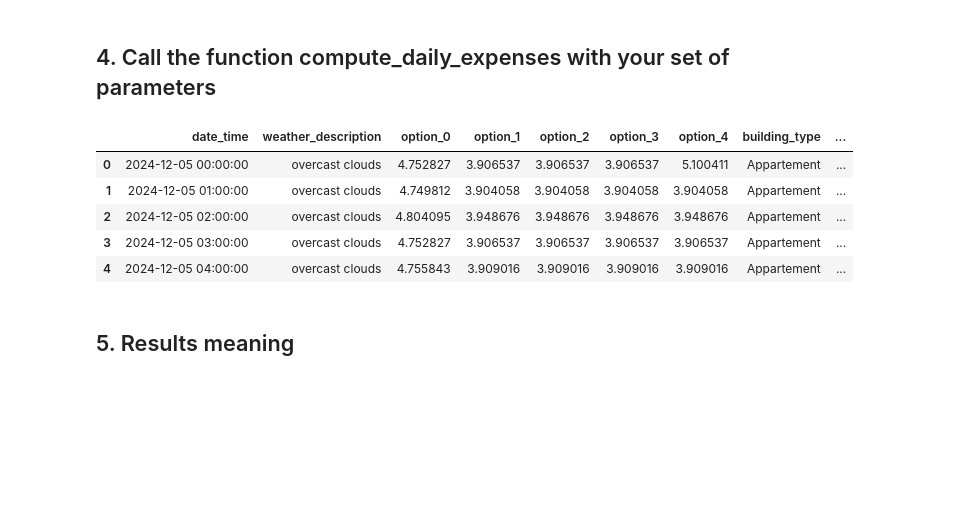
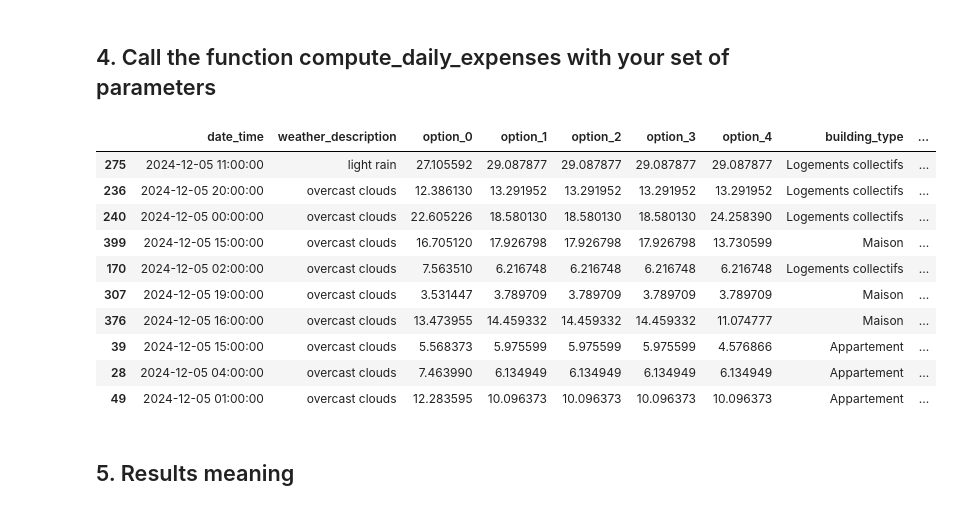
Before and after one commit to pfacouetey/energy_manager, a Jupyter notebook: docs/example.ipynb, the cells around one changed output. Cells and saved outputs as stored; diff of their text form; code cells hidden in the pictures; blank space fills up the shorter version.

```diff
--- a/docs/example.ipynb
+++ b/docs/example.ipynb
@@ -36,14 +36,19 @@ df_daily_expenses = compute_daily_expenses(
         )
 # %%
 # You can explore your results and do any manipulation you want
-df_daily_expenses.head()
+df_daily_expenses.sample(n=10)
 # %% [output]
 |  | date_time | weather_description | option_0 | option_1 | option_2 | option_3 | option_4 | building_type | ... |
-| 0 | 2024-12-05 00:00:00 | overcast clouds | 4.752827 | 3.906537 | 3.906537 | 3.906537 | 5.100411 | Appartement | ... |
-| 1 | 2024-12-05 01:00:00 | overcast clouds | 4.749812 | 3.904058 | 3.904058 | 3.904058 | 3.904058 | Appartement | ... |
-| 2 | 2024-12-05 02:00:00 | overcast clouds | 4.804095 | 3.948676 | 3.948676 | 3.948676 | 3.948676 | Appartement | ... |
-| 3 | 2024-12-05 03:00:00 | overcast clouds | 4.752827 | 3.906537 | 3.906537 | 3.906537 | 3.906537 | Appartement | ... |
-| 4 | 2024-12-05 04:00:00 | overcast clouds | 4.755843 | 3.909016 | 3.909016 | 3.909016 | 3.909016 | Appartement | ... |
+| 275 | 2024-12-05 11:00:00 | light rain | 27.105592 | 29.087877 | 29.087877 | 29.087877 | 29.087877 | Logements collectifs | ... |
+| 236 | 2024-12-05 20:00:00 | overcast clouds | 12.386130 | 13.291952 | 13.291952 | 13.291952 | 13.291952 | Logements collectifs | ... |
+| 240 | 2024-12-05 00:00:00 | overcast clouds | 22.605226 | 18.580130 | 18.580130 | 18.580130 | 24.258390 | Logements collectifs | ... |
+| 399 | 2024-12-05 15:00:00 | overcast clouds | 16.705120 | 17.926798 | 17.926798 | 17.926798 | 13.730599 | Maison | ... |
+| 170 | 2024-12-05 02:00:00 | overcast clouds | 7.563510 | 6.216748 | 6.216748 | 6.216748 | 6.216748 | Logements collectifs | ... |
+| 307 | 2024-12-05 19:00:00 | overcast clouds | 3.531447 | 3.789709 | 3.789709 | 3.789709 | 3.789709 | Maison | ... |
+| 376 | 2024-12-05 16:00:00 | overcast clouds | 13.473955 | 14.459332 | 14.459332 | 14.459332 | 11.074777 | Maison | ... |
+| 39 | 2024-12-05 15:00:00 | overcast clouds | 5.568373 | 5.975599 | 5.975599 | 5.975599 | 4.576866 | Appartement | ... |
+| 28 | 2024-12-05 04:00:00 | overcast clouds | 7.463990 | 6.134949 | 6.134949 | 6.134949 | 6.134949 | Appartement | ... |
+| 49 | 2024-12-05 01:00:00 | overcast clouds | 12.283595 | 10.096373 | 10.096373 | 10.096373 | 10.096373 | Appartement | ... |
 # %% [markdown]
 ## 5. Results meaning
 # %% [markdown]
```
Also changed, not shown: parts of 3 cells of this notebook, 20 other files.
